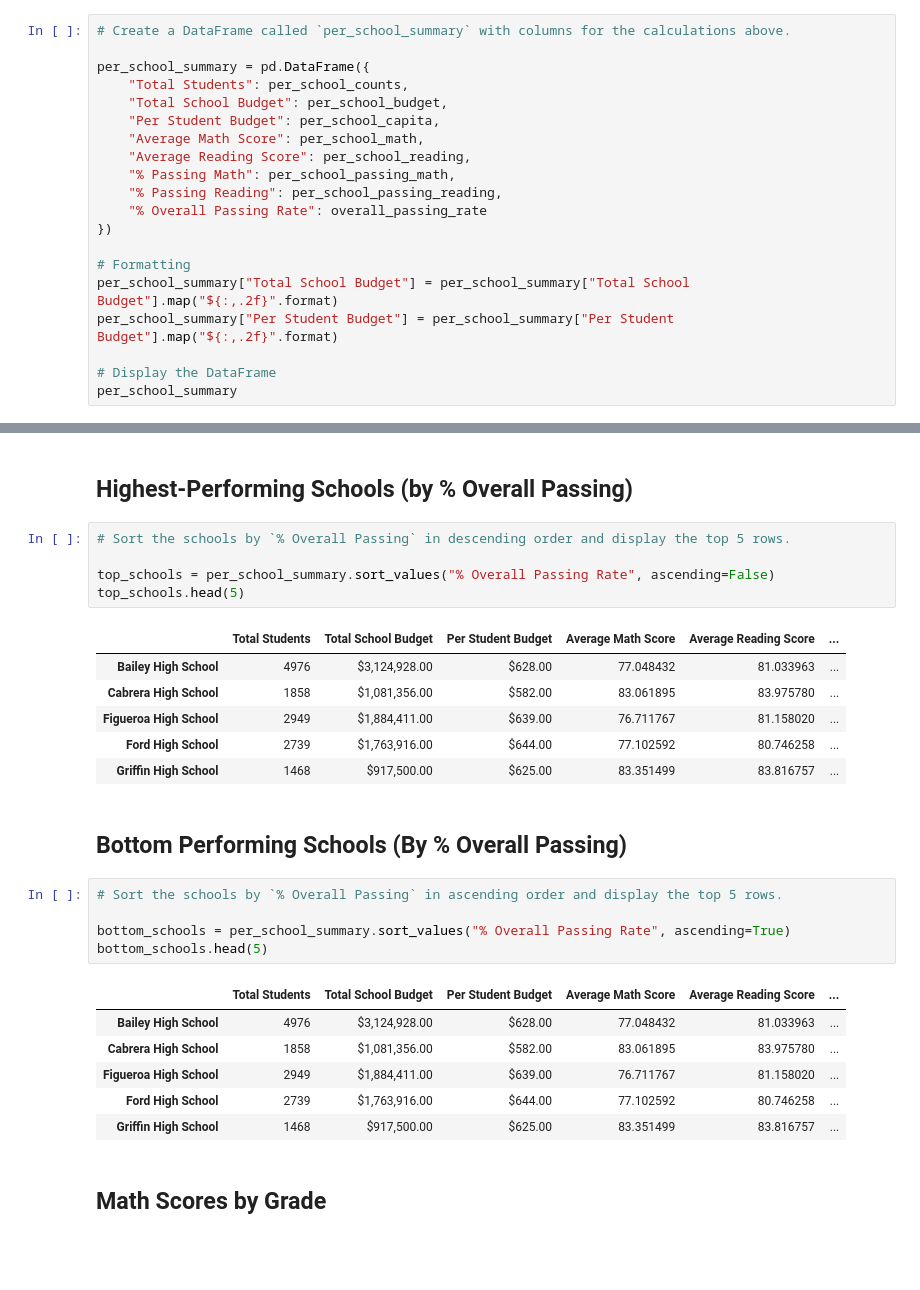
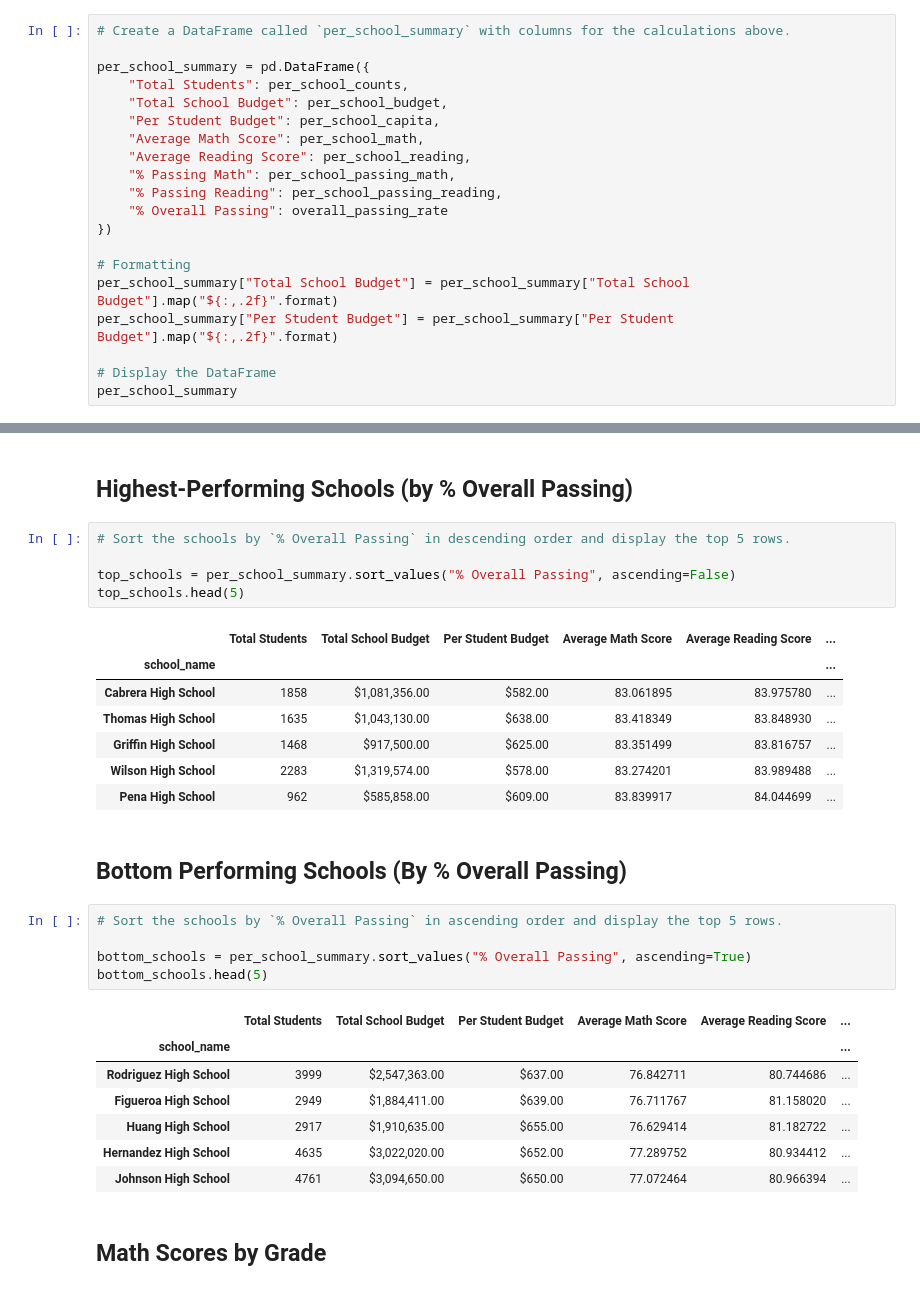
Before and after one commit to NifaCout/PandasChallenge, a Jupyter notebook: PyCitySchools_starter.ipynb, the cells around one changed output, grey strips where cells are left out. Saved outputs shown, nothing was run; the diff lists cells and outputs as text; blank space fills up the shorter version.

```diff
--- a/PyCitySchools_starter.ipynb
+++ b/PyCitySchools_starter.ipynb
@@ -300,7 +314,7 @@ per_school_summary = pd.DataFrame({
     "Average Reading Score": per_school_reading,
     "% Passing Math": per_school_passing_math,
     "% Passing Reading": per_school_passing_reading,
-    "% Overall Passing Rate": overall_passing_rate
+    "% Overall Passing": overall_passing_rate
 })
 
 # Formatting
@@ -331,29 +346,31 @@ per_school_summary
 # %%
 # Sort the schools by `% Overall Passing` in descending order and display the top 5 rows.
 
-top_schools = per_school_summary.sort_values("% Overall Passing Rate", ascending=False)
+top_schools = per_school_summary.sort_values("% Overall Passing", ascending=False)
 top_schools.head(5)
 # %% [output]
 |  | Total Students | Total School Budget | Per Student Budget | Average Math Score | Average Reading Score | ... |
-| Bailey High School | 4976 | $3,124,928.00 | $628.00 | 77.048432 | 81.033963 | ... |
+| school_name |  |  |  |  |  | ... |
 | Cabrera High School | 1858 | $1,081,356.00 | $582.00 | 83.061895 | 83.975780 | ... |
-| Figueroa High School | 2949 | $1,884,411.00 | $639.00 | 76.711767 | 81.158020 | ... |
-| Ford High School | 2739 | $1,763,916.00 | $644.00 | 77.102592 | 80.746258 | ... |
+| Thomas High School | 1635 | $1,043,130.00 | $638.00 | 83.418349 | 83.848930 | ... |
 | Griffin High School | 1468 | $917,500.00 | $625.00 | 83.351499 | 83.816757 | ... |
+| Wilson High School | 2283 | $1,319,574.00 | $578.00 | 83.274201 | 83.989488 | ... |
+| Pena High School | 962 | $585,858.00 | $609.00 | 83.839917 | 84.044699 | ... |
 # %% [markdown]
 ## Bottom Performing Schools (By % Overall Passing)
 # %%
 # Sort the schools by `% Overall Passing` in ascending order and display the top 5 rows.
 
-bottom_schools = per_school_summary.sort_values("% Overall Passing Rate", ascending=True)
+bottom_schools = per_school_summary.sort_values("% Overall Passing", ascending=True)
 bottom_schools.head(5)
 # %% [output]
 |  | Total Students | Total School Budget | Per Student Budget | Average Math Score | Average Reading Score | ... |
-| Bailey High School | 4976 | $3,124,928.00 | $628.00 | 77.048432 | 81.033963 | ... |
-| Cabrera High School | 1858 | $1,081,356.00 | $582.00 | 83.061895 | 83.975780 | ... |
+| school_name |  |  |  |  |  | ... |
+| Rodriguez High School | 3999 | $2,547,363.00 | $637.00 | 76.842711 | 80.744686 | ... |
 | Figueroa High School | 2949 | $1,884,411.00 | $639.00 | 76.711767 | 81.158020 | ... |
-| Ford High School | 2739 | $1,763,916.00 | $644.00 | 77.102592 | 80.746258 | ... |
-| Griffin High School | 1468 | $917,500.00 | $625.00 | 83.351499 | 83.816757 | ... |
+| Huang High School | 2917 | $1,910,635.00 | $655.00 | 76.629414 | 81.182722 | ... |
+| Hernandez High School | 4635 | $3,022,020.00 | $652.00 | 77.289752 | 80.934412 | ... |
+| Johnson High School | 4761 | $3,094,650.00 | $650.00 | 77.072464 | 80.966394 | ... |
 # %% [markdown]
 ## Math Scores by Grade
 # %%
```
Also changed, not shown: parts of 15 cells of this notebook.
